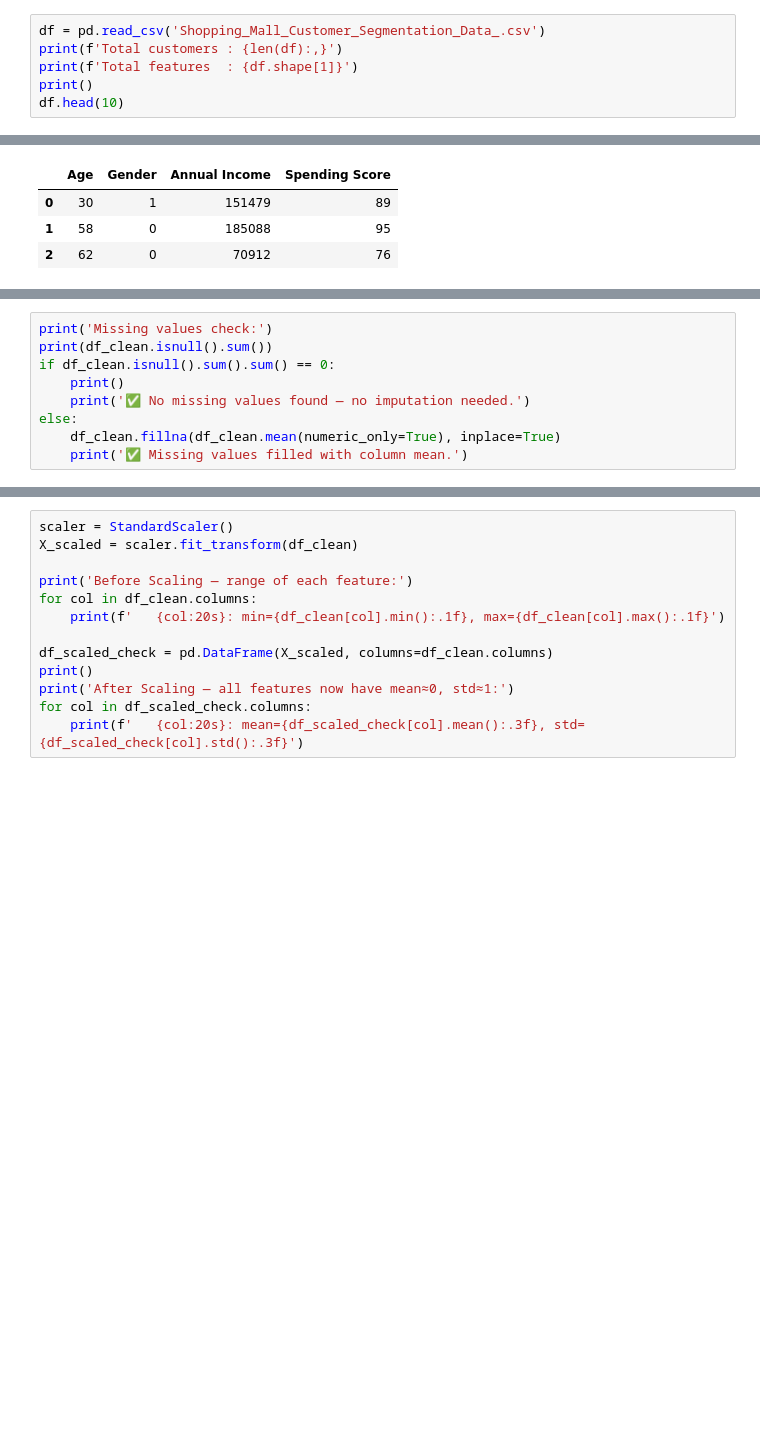
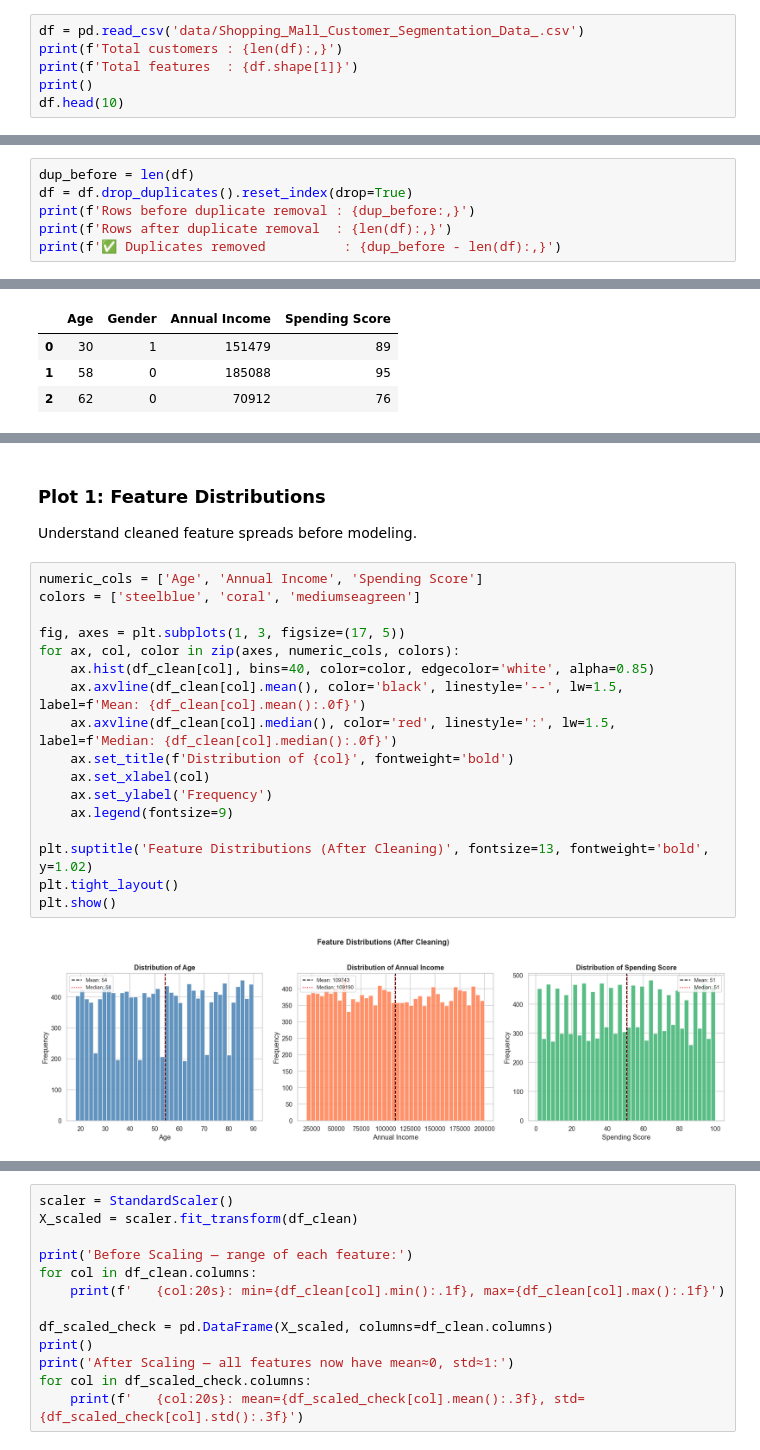
Before and after one commit to mo12k/BMCS-2203-AI, a Jupyter notebook: mall_segmentation_complete/mall_segmentation/step0_eda_preprocessing.ipynb, the cells around one changed output, grey strips where cells are left out. Cells and saved outputs as stored; diff of their text form; blank space fills up the shorter version.

```diff
--- a/mall_segmentation_complete/mall_segmentation/step0_eda_preprocessing.ipynb
+++ b/mall_segmentation_complete/mall_segmentation/step0_eda_preprocessing.ipynb
@@ -34,7 +37,7 @@ print('✅ Libraries loaded!')
 ---
 ## Step 2: Load Dataset
 # %%
-df = pd.read_csv('Shopping_Mall_Customer_Segmentation_Data_.csv')
+df = pd.read_csv('data/Shopping_Mall_Customer_Segmentation_Data_.csv')
 print(f'Total customers : {len(df):,}')
 print(f'Total features  : {df.shape[1]}')
 print()
@@ -336,0 +160,6 @@ The raw data cannot be fed directly into clustering algorithms because:
+# %%
+dup_before = len(df)
+df = df.drop_duplicates().reset_index(drop=True)
+print(f'Rows before duplicate removal : {dup_before:,}')
+print(f'Rows after duplicate removal  : {len(df):,}')
+print(f'✅ Duplicates removed          : {dup_before - len(df):,}')
@@ -376,9 +206,0 @@ df_clean.head(3)
-# %%
-print('Missing values check:')
-print(df_clean.isnull().sum())
-if df_clean.isnull().sum().sum() == 0:
-    print()
-    print('✅ No missing values found — no imputation needed.')
-else:
-    df_clean.fillna(df_clean.mean(numeric_only=True), inplace=True)
-    print('✅ Missing values filled with column mean.')
@@ -393,0 +212,22 @@ dtype: int64
+# %% [markdown]
+### Plot 1: Feature Distributions
+Understand cleaned feature spreads before modeling.
+# %%
+numeric_cols = ['Age', 'Annual Income', 'Spending Score']
+colors = ['steelblue', 'coral', 'mediumseagreen']
+
+fig, axes = plt.subplots(1, 3, figsize=(17, 5))
+for ax, col, color in zip(axes, numeric_cols, colors):
+    ax.hist(df_clean[col], bins=40, color=color, edgecolor='white', alpha=0.85)
+    ax.axvline(df_clean[col].mean(), color='black', linestyle='--', lw=1.5, label=f'Mean: {df_clean[col].mean():.0f}')
+    ax.axvline(df_clean[col].median(), color='red', linestyle=':', lw=1.5, label=f'Median: {df_clean[col].median():.0f}')
+    ax.set_title(f'Distribution of {col}', fontweight='bold')
+    ax.set_xlabel(col)
+    ax.set_ylabel('Frequency')
+    ax.legend(fontsize=9)
+
+plt.suptitle('Feature Distributions (After Cleaning)', fontsize=13, fontweight='bold', y=1.02)
+plt.tight_layout()
+plt.show()
+# %% [output]
+[figure, added]
```
Also changed, not shown: parts of 44 cells of this notebook, 40 other files.
